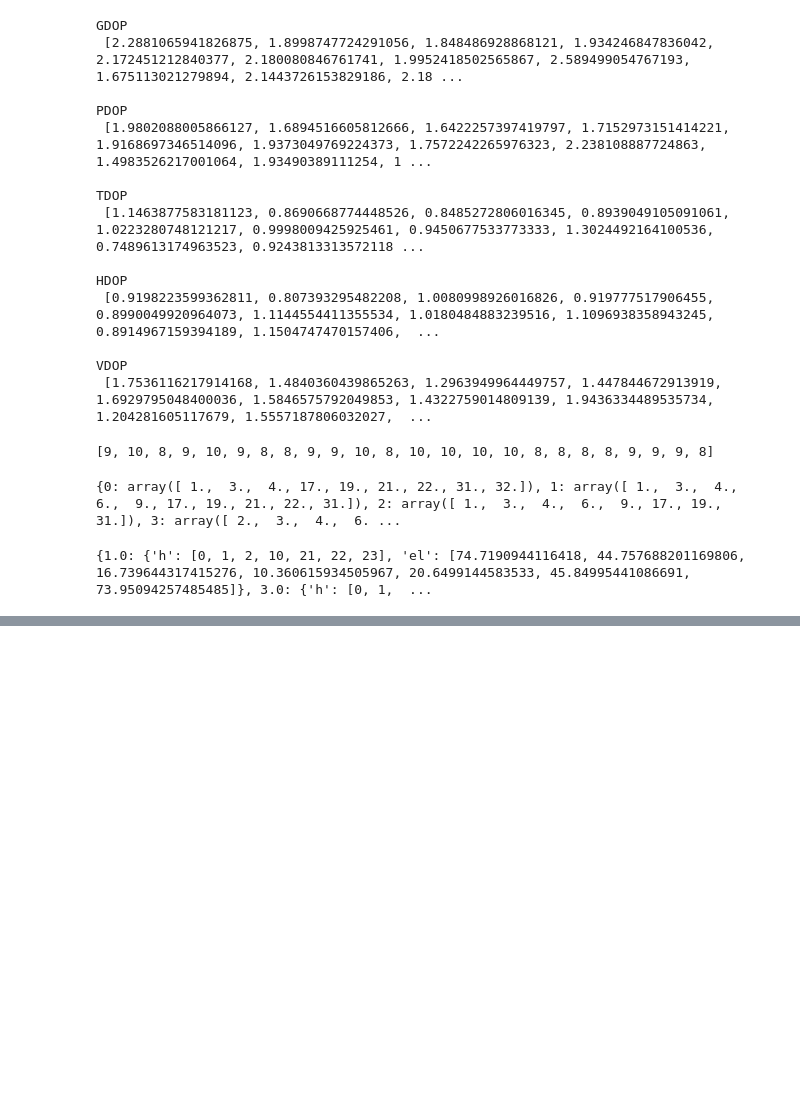
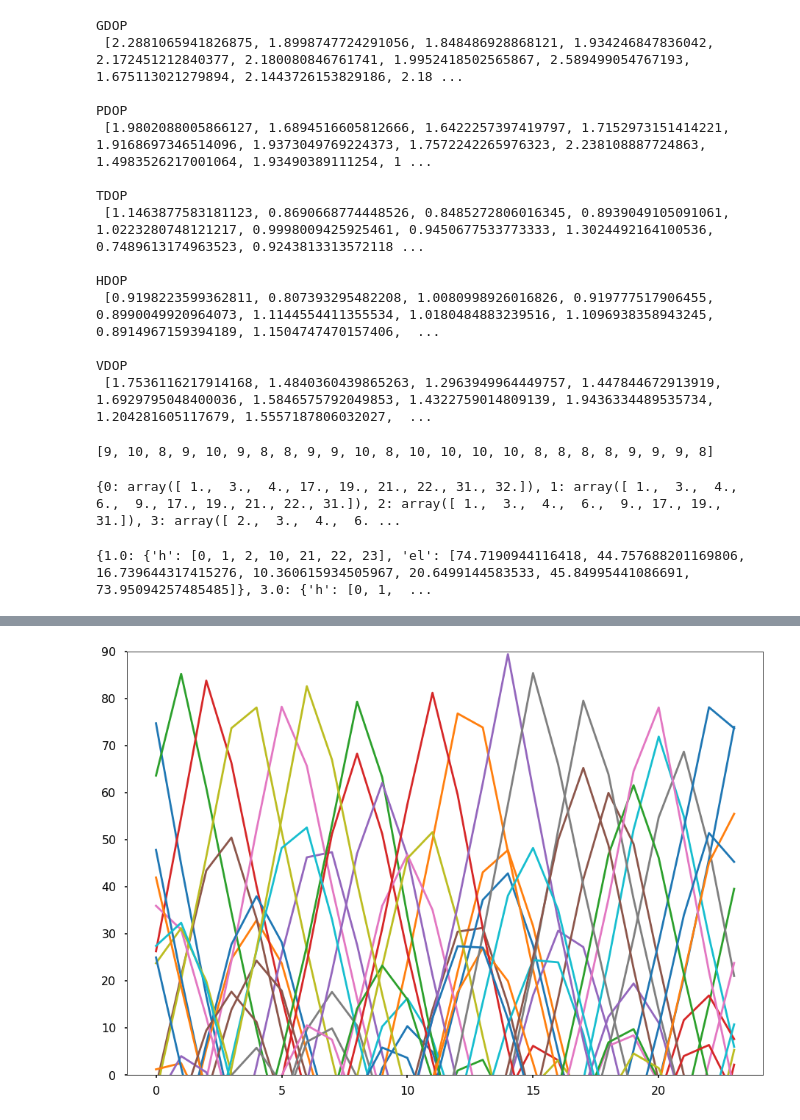
Before and after one commit to krz144/SNS, a Jupyter notebook: Projekt1/P1_almanach.ipynb, the cells around one changed output, grey strips where cells are left out. Drawn from its saved outputs; the diff is of its cells as text; code cells hidden in the pictures; blank space fills up the shorter version.

```diff
--- a/Projekt1/P1_almanach.ipynb
+++ b/Projekt1/P1_almanach.ipynb
@@ -318,0 +328,11 @@ plt.show()
+# %%
+for k, v in elewacje2.items():
+    plt.plot(v['h'], v['el'], label=k)
+
+ax = plt.gca()
+# ax.set_xlim([xmin, xmax])
+ax.set_ylim([0, 90])
+plt.tight_layout()
+plt.show()
+# %% [output]
+[figure, added]
```
Also changed, not shown: parts of 3 cells of this notebook.
